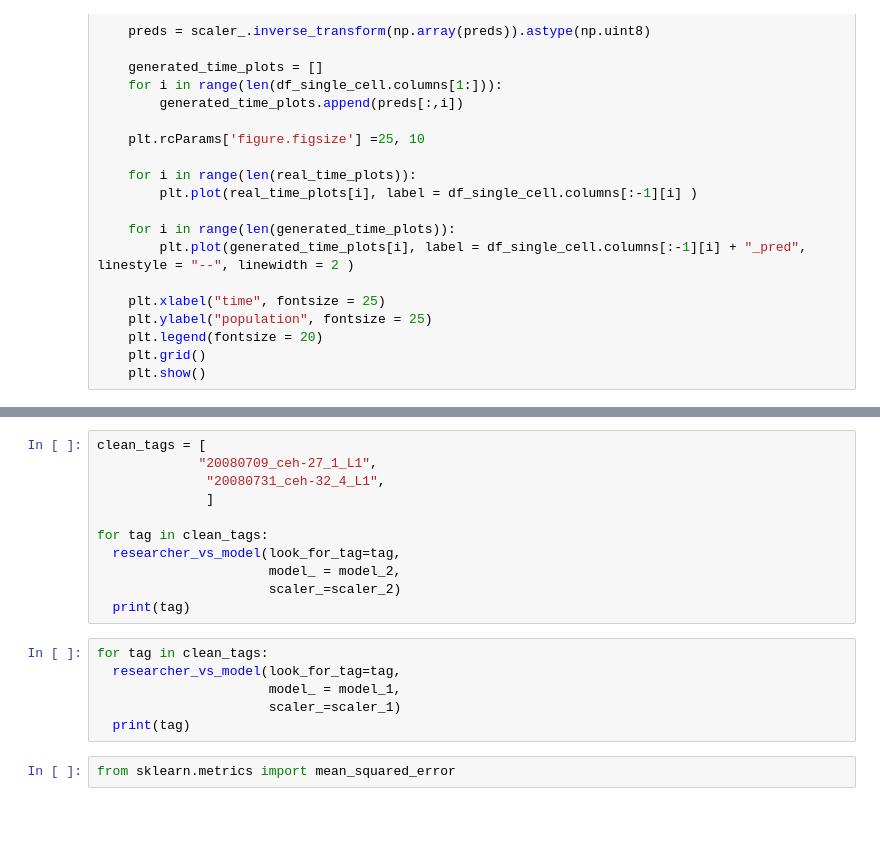
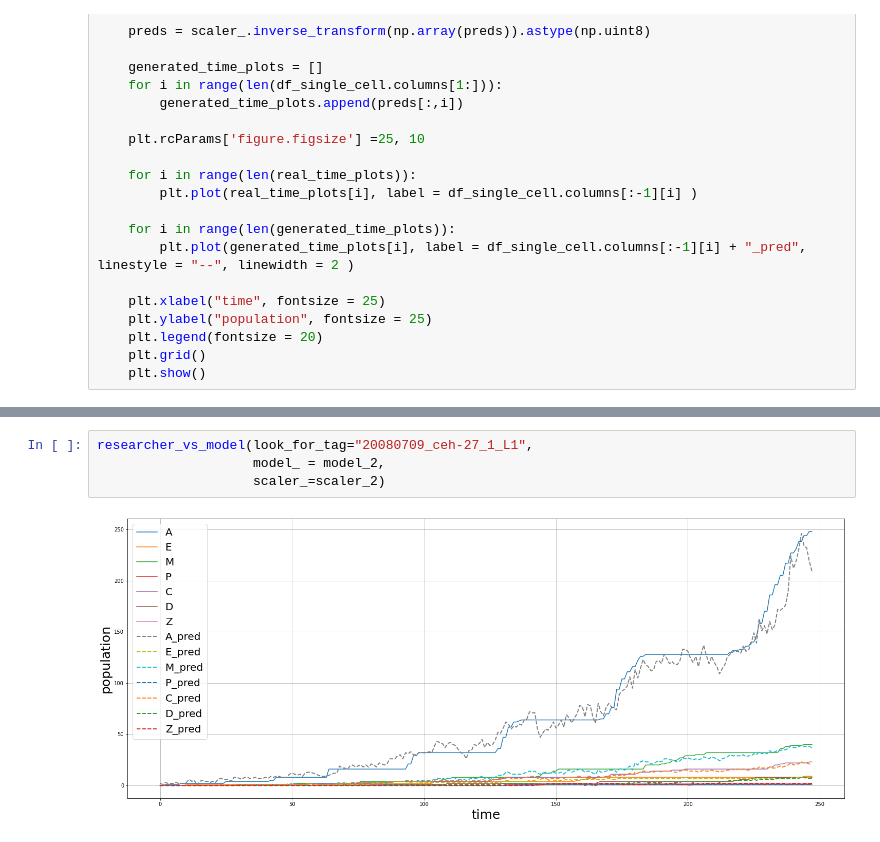
Before and after one commit to Mainakdeb/elegant-embryos, a Jupyter notebook: compare_cell_population_models.ipynb, the cells around one changed output, grey strips where cells are left out. Drawn from its saved outputs; the diff is of its cells as text.

```diff
--- a/compare_cell_population_models.ipynb
+++ b/compare_cell_population_models.ipynb
@@ -123,19 +174,6 @@ def researcher_vs_model(look_for_tag, model_, scaler_):
 # %%
-clean_tags = [
-             "20080709_ceh-27_1_L1",
-              "20080731_ceh-32_4_L1",
-              ]
-
-for tag in clean_tags:
-  researcher_vs_model(look_for_tag=tag,
-                      model_ = model_2,
-                      scaler_=scaler_2)
-  print(tag)
+researcher_vs_model(look_for_tag="20080709_ceh-27_1_L1",
+                    model_ = model_2,
+                    scaler_=scaler_2)
+# %% [output]
+[figure, added]
-# %%
-for tag in clean_tags:
-  researcher_vs_model(look_for_tag=tag,
-                      model_ = model_1,
-                      scaler_=scaler_1)
-  print(tag)
-# %%
-from sklearn.metrics import mean_squared_error
```
Also changed, not shown: parts of 37 cells of this notebook.
